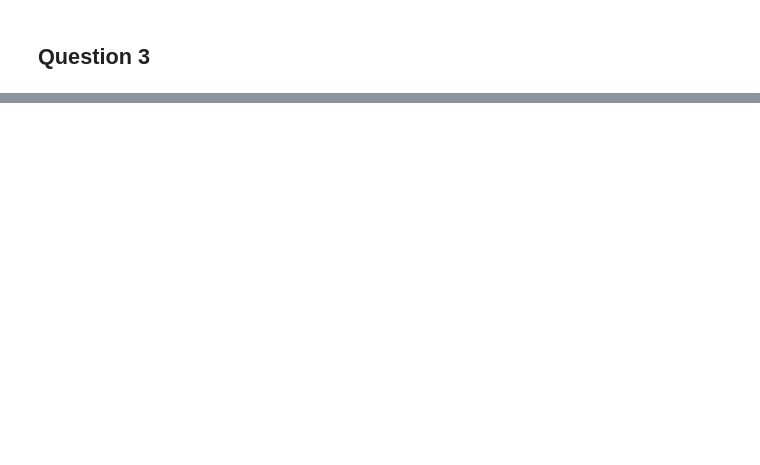
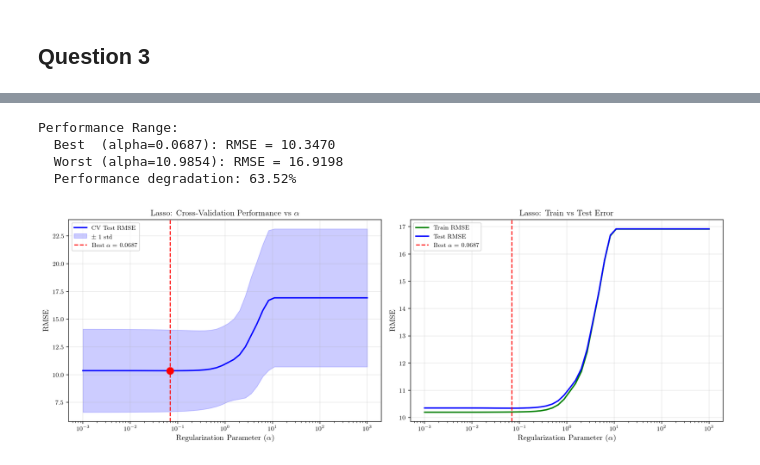
Before and after one commit to ieadoboe/mun-sc-journey, a Jupyter notebook: Winter2026/COMP6915/assignments/assignment_2/assign_2_group_18.ipynb, the cells around one changed output, grey strips where cells are left out. Drawn from its saved outputs; the diff is of its cells as text; code cells hidden in the pictures; blank space fills up the shorter version.

```diff
--- a/Winter2026/COMP6915/assignments/assignment_2/assign_2_group_18.ipynb
+++ b/Winter2026/COMP6915/assignments/assignment_2/assign_2_group_18.ipynb
@@ -413,0 +753,66 @@ R^2:   0.5457
+# %%
+# Extract training and validation scores
+alphas_tested_lasso = cv_results_lasso['param_lasso__alpha'].data
+mean_train_rmse_lasso = np.sqrt(-cv_results_lasso['mean_train_score'])
+mean_test_rmse_lasso = np.sqrt(-cv_results_lasso['mean_test_score'])
+std_test_rmse_lasso = np.sqrt(cv_results_lasso['std_test_score'])
+
+# Find min/max performance
+idx_best_lasso = np.argmin(mean_test_rmse_lasso)
+idx_worst_lasso = np.argmax(mean_test_rmse_lasso)
+
+print(f"\nPerformance Range:")
+print(
+    f"  Best  (alpha={alphas_tested_lasso[idx_best_lasso]:.4f}): RMSE = {mean_test_rmse_lasso[idx_best_lasso]:.4f}")
+print(
+    f"  Worst (alpha={alphas_tested_lasso[idx_worst_lasso]:.4f}): RMSE = {mean_test_rmse_lasso[idx_worst_lasso]:.4f}")
+print(
+    f"  Performance degradation: {((mean_test_rmse_lasso[idx_worst_lasso]/mean_test_rmse_lasso[idx_best_lasso] - 1)*100):.2f}%")
+# %% [output]
+Performance Range:
+  Best  (alpha=0.0687): RMSE = 10.3470
+  Worst (alpha=10.9854): RMSE = 16.9198
+  Performance degradation: 63.52%
+# %%
+fig, axes = plt.subplots(1, 2, figsize=(14, 5))
+
+# Left plot: Test RMSE vs Alpha (log scale)
+axes[0].semilogx(alphas_tested_lasso, mean_test_rmse_lasso,
+                 'b-', linewidth=2, label='CV Test RMSE')
+axes[0].fill_between(
+    alphas_tested_lasso,
+    mean_test_rmse_lasso - std_test_rmse_lasso,
+    mean_test_rmse_lasso + std_test_rmse_lasso,
+    alpha=0.2,
+    color='blue',
+    label='$\pm$ 1 std'
+)
+axes[0].axvline(best_alpha_lasso, color='red', linestyle='--', linewidth=1.5,
+                label=f'Best $\\alpha$ = {best_alpha_lasso:.4f}')
+axes[0].scatter([best_alpha_lasso], [best_cv_rmse_lasso],
+                color='red', s=100, zorder=5)
+axes[0].set_xlabel('Regularization Parameter ($\\alpha$)', fontsize=11)
+axes[0].set_ylabel('RMSE', fontsize=11)
+axes[0].set_title(
+    'Lasso: Cross-Validation Performance vs $\\alpha$', fontsize=12)
+axes[0].grid(True, alpha=0.3)
+axes[0].legend(fontsize=9)
+
+# Right plot: Train vs Test RMSE (overfitting analysis)
+axes[1].semilogx(alphas_tested_lasso, mean_train_rmse_lasso,
+                 'g-', linewidth=2, label='Train RMSE')
+axes[1].semilogx(alphas_tested_lasso, mean_test_rmse_lasso,
+                 'b-', linewidth=2, label='Test RMSE')
+axes[1].axvline(best_alpha_lasso, color='red', linestyle='--', linewidth=1.5,
+                label=f'Best $\\alpha$ = {best_alpha_lasso:.4f}')
+axes[1].set_xlabel('Regularization Parameter ($\\alpha$)', fontsize=11)
+axes[1].set_ylabel('RMSE', fontsize=11)
+axes[1].set_title('Lasso: Train vs Test Error', fontsize=12)
+axes[1].grid(True, alpha=0.3)
+axes[1].legend(fontsize=9)
+
+plt.tight_layout()
+plt.savefig("./lasso_hyperparameter_tuning.pdf")
+plt.show()
+# %% [output]
+[figure, added]
```
Also changed, not shown: parts of 35 cells of this notebook, 7 other files.
